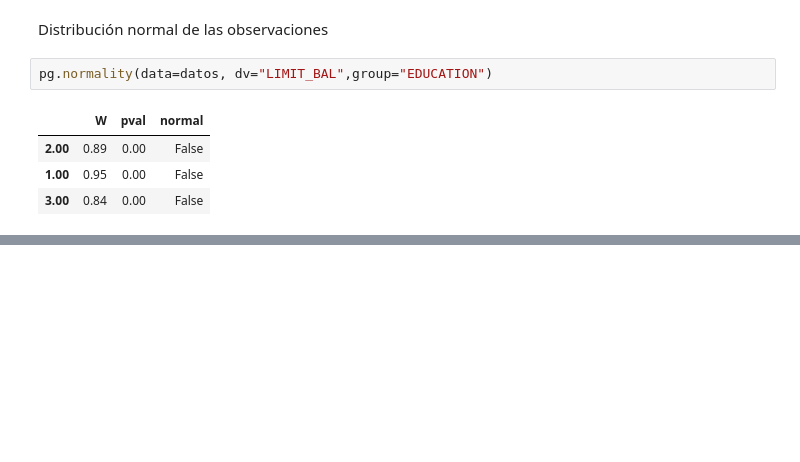
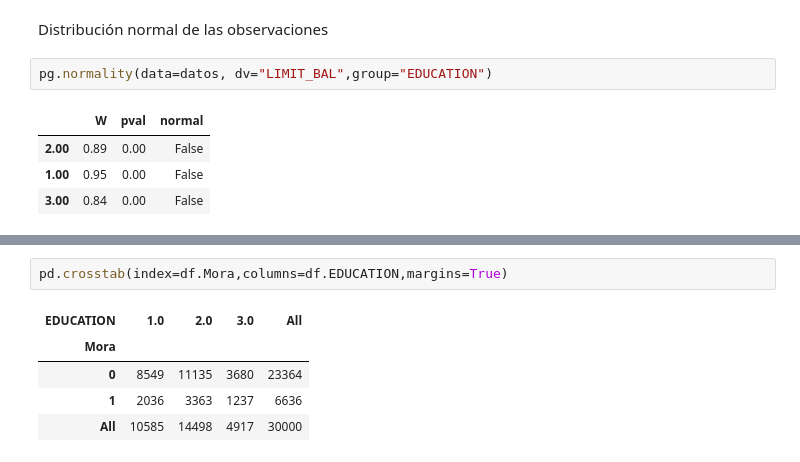
Before and after one commit to Oscar19922017/ProyectoBancoAmerica, a Jupyter notebook: ProyectoBancoAmerica2022.ipynb, the cells around one changed output, grey strips where cells are left out. Cells and saved outputs as stored; diff of their text form; blank space fills up the shorter version.

```diff
--- a/ProyectoBancoAmerica2022.ipynb
+++ b/ProyectoBancoAmerica2022.ipynb
@@ -883,0 +919,8 @@ pg.normality(data=datos, dv="LIMIT_BAL",group="EDUCATION")
+# %%
+pd.crosstab(index=df.Mora,columns=df.EDUCATION,margins=True)
+# %% [output]
+| EDUCATION | 1.0 | 2.0 | 3.0 | All |
+| Mora |  |  |  |  |
+| 0 | 8549 | 11135 | 3680 | 23364 |
+| 1 | 2036 | 3363 | 1237 | 6636 |
+| All | 10585 | 14498 | 4917 | 30000 |
```
Also changed, not shown: parts of 32 cells of this notebook.
